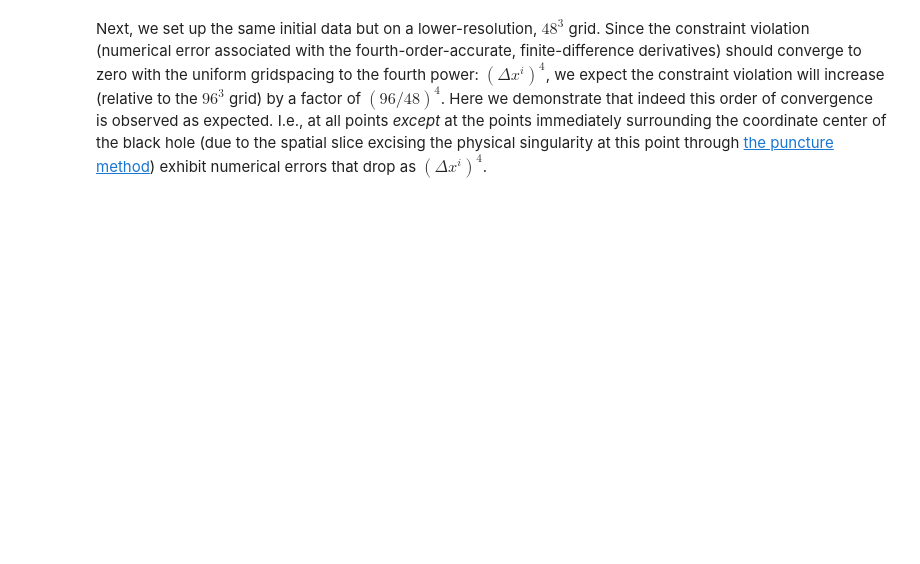
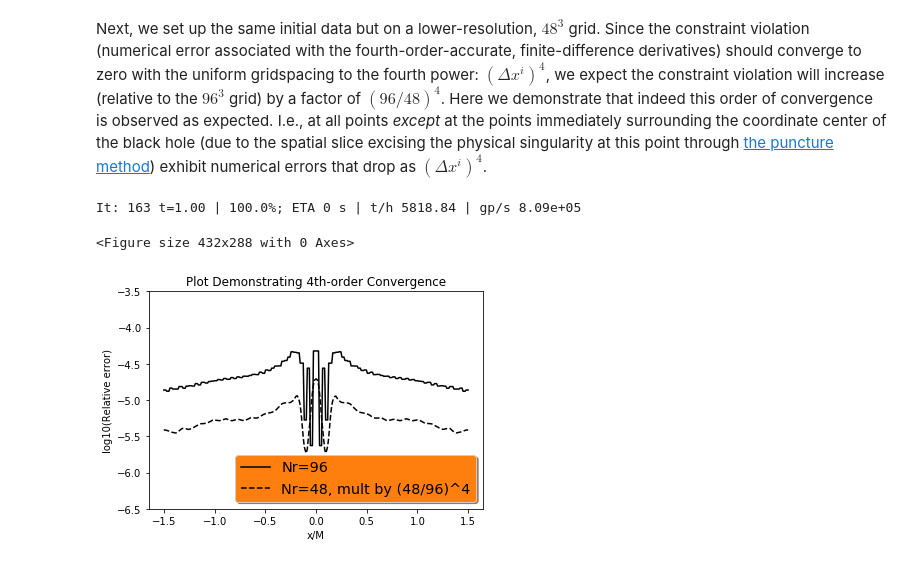
Before and after one commit to zachetienne/nrpytutorial, a Jupyter notebook: Tutorial-Start_to_Finish-BSSNCurvilinear-Neutron_Star-Hydro_without_Hydro.ipynb, the cells around one changed output. Cells and saved outputs as stored; diff of their text form; code cells hidden in the pictures; blank space fills up the shorter version.

```diff
--- a/Tutorial-Start_to_Finish-BSSNCurvilinear-Neutron_Star-Hydro_without_Hydro.ipynb
+++ b/Tutorial-Start_to_Finish-BSSNCurvilinear-Neutron_Star-Hydro_without_Hydro.ipynb
@@ -1530,46 +1534,51 @@ NameError: global name 'points96' is not defined
 # %% [markdown]
 Next, we set up the same initial data but on a lower-resolution, $48^3$ grid. Since the constraint violation (numerical error associated with the fourth-order-accurate, finite-difference derivatives) should converge to zero with the uniform gridspacing to the fourth power: $\left(\Delta x^i\right)^4$, we expect the constraint violation will increase (relative to the $96^3$ grid) by a factor of $\left(96/48\right)^4$. Here we demonstrate that indeed this order of convergence is observed as expected. I.e., at all points *except* at the points immediately surrounding the coordinate center of the black hole (due to the spatial slice excising the physical singularity at this point through [the puncture method](http://gr.physics.ncsu.edu/UMD_June09.pdf)) exhibit numerical errors that drop as $\left(\Delta x^i\right)^4$.
 # %%
-!taskset -c 0 ./TOV_Playground 48 48 48 > out48.txt
+!rm -f out48-00*.txt out48-00*.txt.png
+!taskset -c 0,1,2,3 ./TOV_Playground 48 8 2 > out48.txt
 
 x48,y48,valuesCF48,valuesHam48 = np.loadtxt('out48.txt').T #Transposed for easier unpacking
 points48 = np.zeros((len(x48), 2))
 for i in range(len(x48)):
     points48[i][0] = x48[i]
     points48[i][1] = y48[i]
 
-grid48 = griddata(points48, valuesHam48, (grid_x, grid_y), method='cubic')
+grid48 = griddata(points48, valuesCF48, (grid_x, grid_y), method='cubic')
 
-griddiff_48_minus_96 = np.zeros((100,100))
-griddiff_48_minus_96_1darray = np.zeros(100*100)
-gridx_1darray_yeq0 = np.zeros(100)
-grid48_1darray_yeq0 = np.zeros(100)
-grid96_1darray_yeq0 = np.zeros(100)
+griddiff_48_minus_96 = np.zeros((N_interp_pts,N_interp_pts))
+griddiff_48_minus_96_1darray = np.zeros(N_interp_pts*N_interp_pts)
+gridx_1darray_yeq0 = np.zeros(N_interp_pts)
+grid48_1darray_yeq0 = np.zeros(N_interp_pts)
+grid96_1darray_yeq0 = np.zeros(N_interp_pts)
 count = 0
 outarray = []
-for i in range(100):
-    for j in range(100):
+for i in range(N_interp_pts):
+    for j in range(N_interp_pts):
         griddiff_48_minus_96[i][j] = grid48[i][j] - grid96[i][j]
         griddiff_48_minus_96_1darray[count] = griddiff_48_minus_96[i][j]
-        if j==49:
+        if j==N_interp_pts/2-1:
             gridx_1darray_yeq0[i] = grid_x[i][j]
             grid48_1darray_yeq0[i] = grid48[i][j] + np.log10((48./96.)**4)
             grid96_1darray_yeq0[i] = grid96[i][j]
         count = count + 1
 
 plt.clf()
 fig, ax = plt.subplots()
 plt.title("Plot Demonstrating 4th-order Convergence")
 plt.xlabel("x/M")
 plt.ylabel("log10(Relative error)")
 
 ax.plot(gridx_1darray_yeq0, grid96_1darray_yeq0, 'k-', label='Nr=96')
 ax.plot(gridx_1darray_yeq0, grid48_1darray_yeq0, 'k--', label='Nr=48, mult by (48/96)^4')
-ax.set_ylim([-12.5,1.5])
+ax.set_ylim([-6.5,-3.5])
 
 legend = ax.legend(loc='lower right', shadow=True, fontsize='x-large')
 legend.get_frame().set_facecolor('C1')
 plt.show()
+# %% [output]
+It: 163 t=1.00 | 100.0%; ETA 0 s | t/h 5818.84 | gp/s 8.09e+05
+<Figure size 432x288 with 0 Axes>
+[figure, added]
 # %%
 !jupyter nbconvert --to latex --template latex_nrpy_style.tplx Tutorial-Start_to_Finish-BSSNCurvilinear-Neutron_Star-Hydro_without_Hydro.ipynb
 !pdflatex -interaction=batchmode Tutorial-Start_to_Finish-BSSNCurvilinear-Neutron_Star-Hydro_without_Hydro.tex
```
Also changed, not shown: parts of 8 cells of this notebook.
